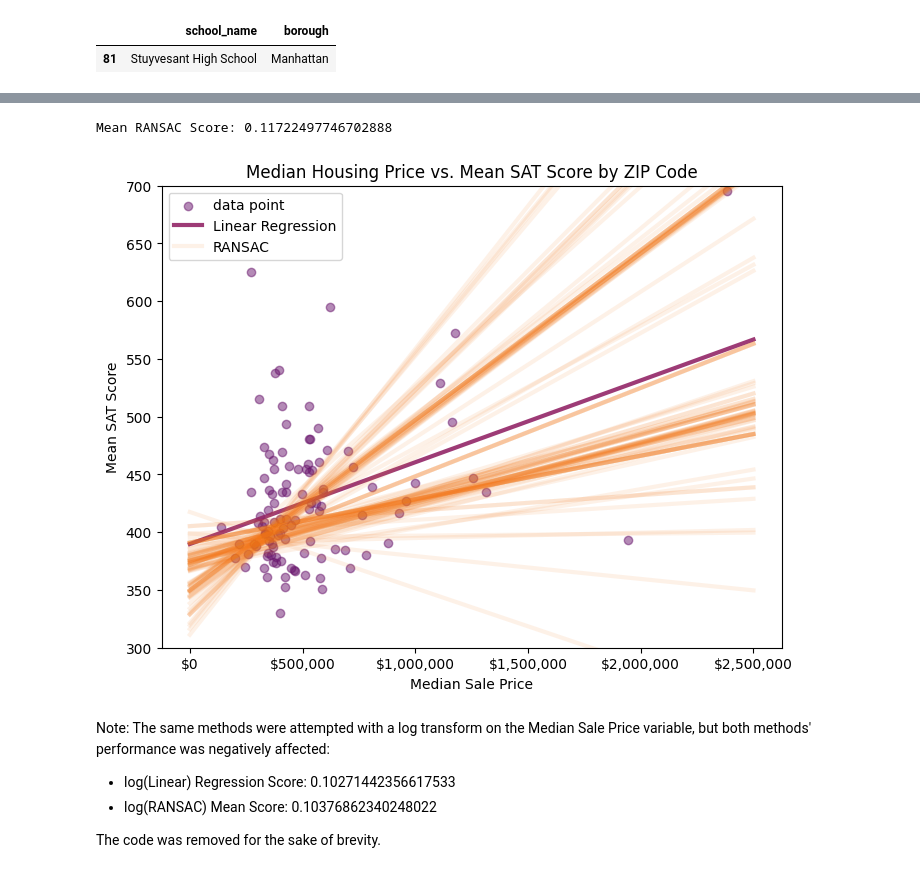
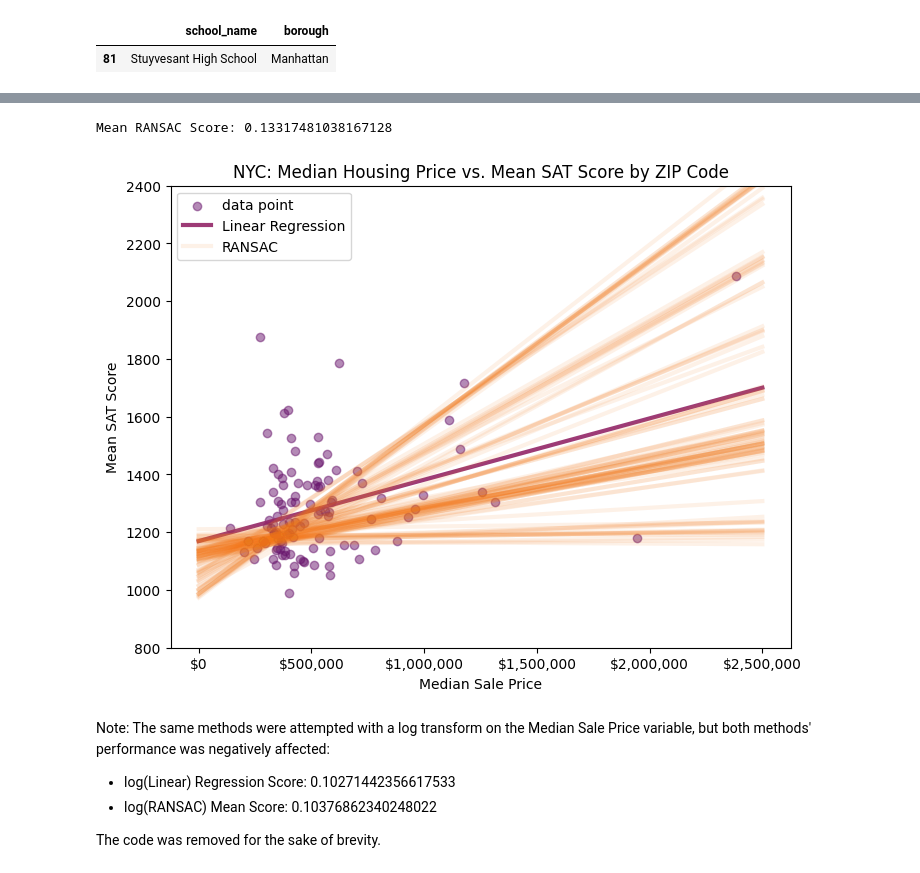
Before and after one commit to johnmays/wealth-and-SAT-NYC, a Jupyter notebook: notebooks/investigation.ipynb, the cells around one changed output, grey strips where cells are left out. Cells and saved outputs as stored; diff of their text form; code cells hidden in the pictures.

Commit message:
cleaning + SAT score avg -> sum

```diff
--- a/notebooks/investigation.ipynb
+++ b/notebooks/investigation.ipynb
@@ -96,7 +98,7 @@ SAT_with_ZIP = SAT_with_ZIP.groupby('ZIP CODE').sum()
 # Averaging the 3 subject score means:
 SAT_with_ZIP['SAT Score Mean'] = (SAT_with_ZIP['Critical Reading Mean'] +
                                   SAT_with_ZIP['Mathematics Mean'] +
-                                  SAT_with_ZIP['Writing Mean'])/3
+                                  SAT_with_ZIP['Writing Mean'])
 # Normalizing by total number of test takers to obtain average,
 # then restricting to the only relevant column:
 SAT_with_ZIP['SAT Score Mean'] /= SAT_with_ZIP['Number of Test Takers']
@@ -255,31 +260,31 @@ Linear Regression Score: 0.1472712704161777
 # %%
 x_range = [0, 2.5e6]
 
 fig, ax = plt.subplots(1, figsize = (8, 6))
 ax.xaxis.set_major_formatter(mpl.ticker.StrMethodFormatter('${x:,.0f}'))
 ax.scatter(total_df['SALE PRICE'], total_df['SAT Score Mean'], color=inferno(0.3), alpha = 0.5, label = 'data point')
 plt.plot(x_range, list(map(lambda x: l_regressor.predict([[x,]]), x_range)),
          color = inferno(0.4), linewidth = 3, alpha = 0.9, label = 'Linear Regression')
 ransac_scores = []
 for trial in range(100):
     r_regressor.fit(X, y)
     ransac_scores.append(np.abs(r_regressor.score(X, y)))
     if trial == 0:
         plt.plot(x_range, list(map(lambda x: r_regressor.predict([[x,]]), x_range)),
             color = inferno(0.7), linewidth = 3, alpha = 0.1, label='RANSAC')
     else:
         plt.plot(x_range, list(map(lambda x: r_regressor.predict([[x,]]), x_range)),
             color = inferno(0.7), linewidth = 3, alpha = 0.1)
 print(f'Mean RANSAC Score: {np.mean(ransac_scores)}')
 plt.ylabel('Mean SAT Score')
 plt.xlabel('Median Sale Price')
-plt.ylim((300, 700))
+plt.ylim((800, 2400))
 plt.legend()
-plt.title('Median Housing Price vs. Mean SAT Score by ZIP Code')
+plt.title('NYC: Median Housing Price vs. Mean SAT Score by ZIP Code')
 plt.show();
 # %% [output]
-Mean RANSAC Score: 0.11722497746702888
+Mean RANSAC Score: 0.13317481038167128
-[figure, old version]
+[figure, new version]
 # %% [markdown]
 Note: The same methods were attempted with a log transform on the Median Sale Price variable, but both methods' performance was negatively affected:
 - log(Linear) Regression Score: 0.10271442356617533
```
Also changed, not shown: parts of 12 cells of this notebook, 1 other file.
